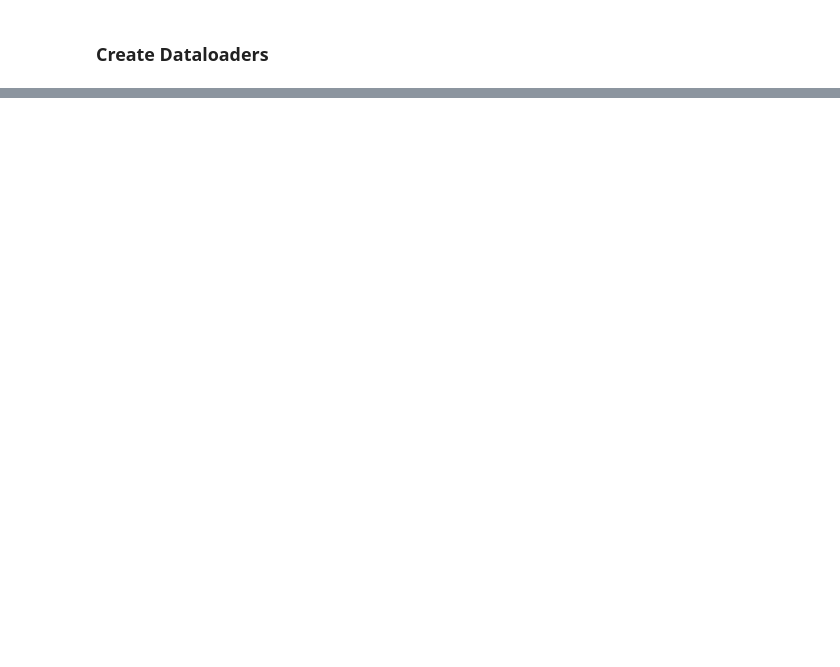
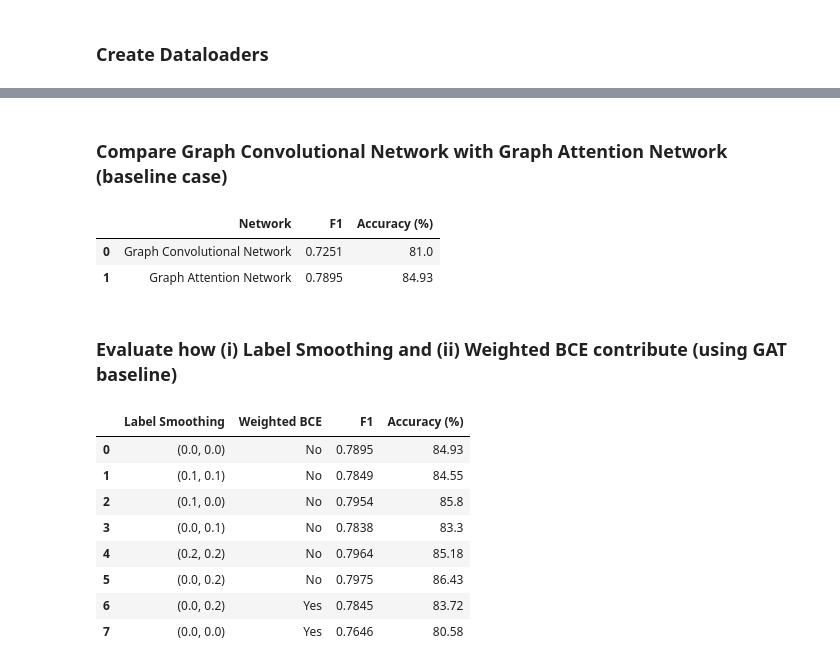
Before and after one commit to ntua-unit-of-control-and-informatics/gnn-molecular-modelling, a Jupyter notebook: notebooks/ready_biodegradability_graphs.ipynb, the cells around one changed output, grey strips where cells are left out. Cells and saved outputs as stored; diff of their text form; code cells hidden in the pictures; blank space fills up the shorter version.

```diff
--- a/notebooks/ready_biodegradability_graphs.ipynb
+++ b/notebooks/ready_biodegradability_graphs.ipynb
@@ -725,0 +572,60 @@ for epoch in range(1, epochs+1):
+# %% [markdown]
+### Compare Graph Convolutional Network with Graph Attention Network (baseline case)
+# %%
+import pandas as pd
+
+data = {
+    'Network': ['Graph Convolutional Network', 'Graph Attention Network'],
+    'F1': np.array([0.7251, 0.7895]).astype(str).tolist(),
+    'Accuracy (%)': np.array([81.00, 84.93]).astype(str).tolist(),
+
+}
+
+df = pd.DataFrame(data).reset_index(drop=True)
+
+
+styled_df = df.style.set_table_styles([
+    {'selector': 'table', 'props': [('font-size', '12pt'), ('text-align', 'center')]},
+    {'selector': 'th', 'props': [('font-size', '12pt'), ('text-align', 'center')]},
+    {'selector': 'td', 'props': [('font-size', '12pt'), ('text-align', 'center')]}
+])
+
+
+styled_df
+# %% [output]
+|  | Network | F1 | Accuracy (%) |
+| 0 | Graph Convolutional Network | 0.7251 | 81.0 |
+| 1 | Graph Attention Network | 0.7895 | 84.93 |
+# %% [markdown]
+### Evaluate how (i) Label Smoothing and (ii) Weighted BCE contribute (using GAT baseline)
+# %%
+import pandas as pd
+
+# Create a DataFrame with your results
+data = {
+    'Label Smoothing': [(0.0, 0.0), (0.1, 0.1), (0.1, 0.0), (0.0, 0.1), (0.2, 0.2), (0.0, 0.2), (0.0, 0.2), (0.0,0.0)],
+    'Weighted BCE': ['No', 'No', 'No', 'No', 'No', 'No', 'Yes', 'Yes'],
+    'F1': np.array([0.7895, 0.7849, 0.7954, 0.7838, 0.7964, 0.7975, 0.7845, 0.7646]).astype(str).tolist(),
+    'Accuracy (%)': np.array([84.93, 84.55, 85.80, 83.30, 85.18, 86.43, 83.72, 80.58]).astype(str).tolist(),
+
+}
+
+df = pd.DataFrame(data)
+
+styled_df = df.style.set_table_styles([
+    {'selector': 'table', 'props': [('font-size', '12pt'), ('text-align', 'center')]},
+    {'selector': 'th', 'props': [('font-size', '12pt'), ('text-align', 'center')]},
+    {'selector': 'td', 'props': [('font-size', '1pt'), ('text-align', 'center')]}
+])
+
+styled_df
+# %% [output]
+|  | Label Smoothing | Weighted BCE | F1 | Accuracy (%) |
+| 0 | (0.0, 0.0) | No | 0.7895 | 84.93 |
+| 1 | (0.1, 0.1) | No | 0.7849 | 84.55 |
+| 2 | (0.1, 0.0) | No | 0.7954 | 85.8 |
+| 3 | (0.0, 0.1) | No | 0.7838 | 83.3 |
+| 4 | (0.2, 0.2) | No | 0.7964 | 85.18 |
+| 5 | (0.0, 0.2) | No | 0.7975 | 86.43 |
+| 6 | (0.0, 0.2) | Yes | 0.7845 | 83.72 |
+| 7 | (0.0, 0.0) | Yes | 0.7646 | 80.58 |
```
Also changed, not shown: parts of 36 cells of this notebook.
